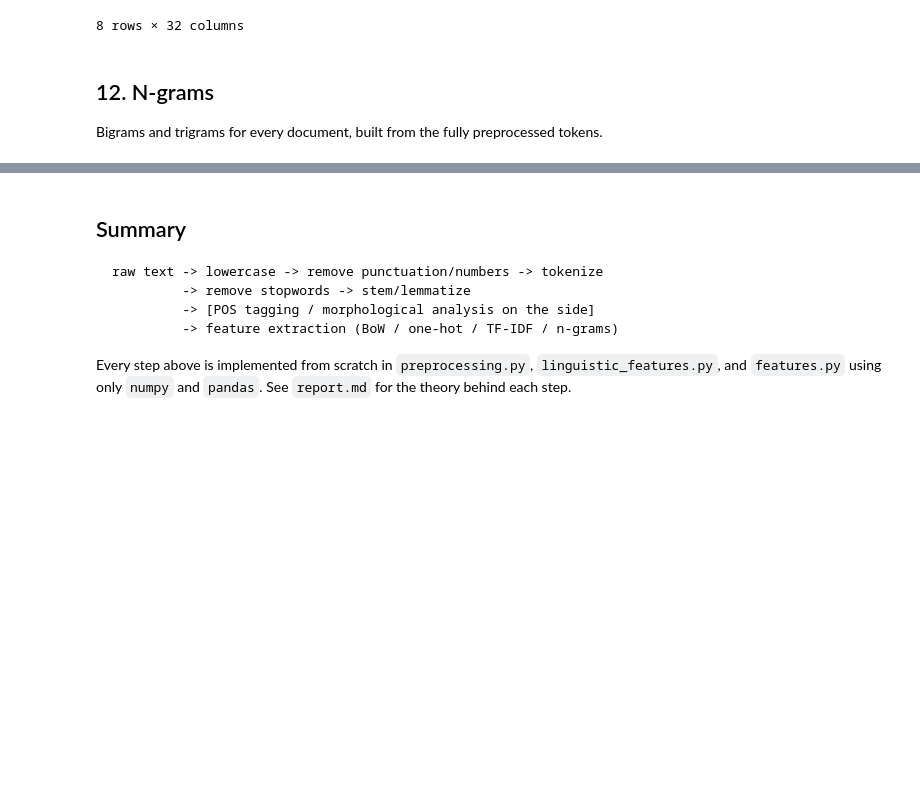
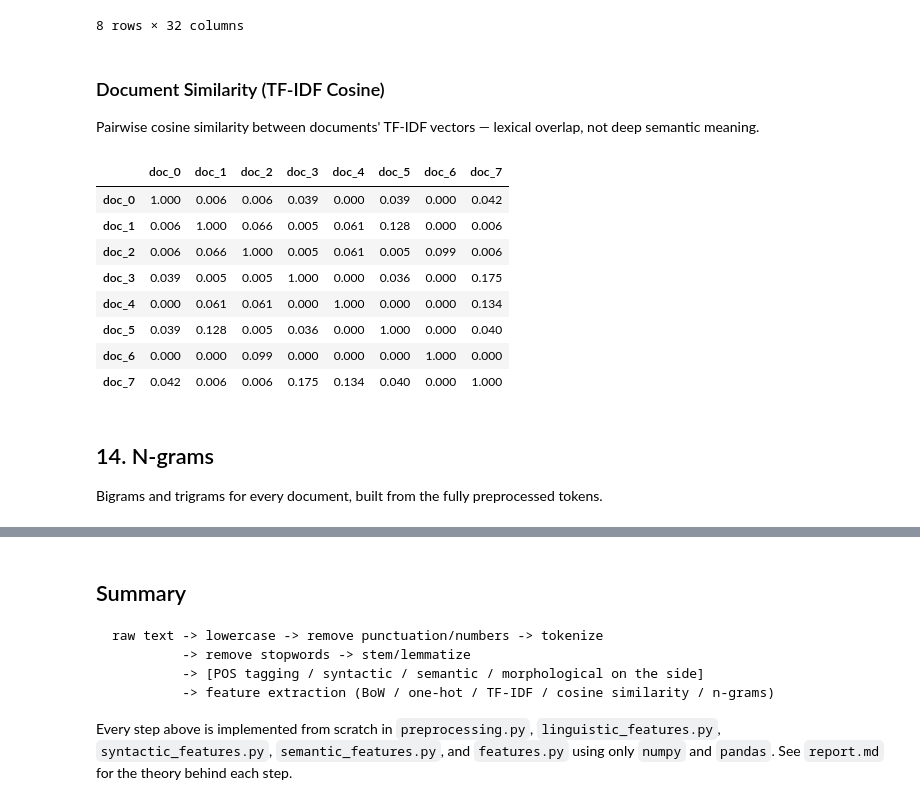
Before and after one commit to upahar-khatiwada/Feature-Extraction-in-Text, a Jupyter notebook: feature_extraction_demo.ipynb, the cells around one changed output, grey strips where cells are left out. Drawn from its saved outputs; the diff is of its cells as text; code cells hidden in the pictures; blank space fills up the shorter version.

````diff
--- a/feature_extraction_demo.ipynb
+++ b/feature_extraction_demo.ipynb
@@ -308,8 +356,25 @@ tfidf_df.round(3)
 | 6 | 0.000 | 0.000 | 0.000 | 0.000 | 2.079 | 0.000 | 0.000 | 0.000 | 2.079 | 1.386 | 0.000 | ... |
 | 7 | 0.000 | 1.386 | 0.000 | 0.693 | 0.000 | 0.288 | 0.000 | 0.000 | 0.000 | 0.000 | 0.000 | ... |
 8 rows × 32 columns
+# %% [markdown]
+### Document Similarity (TF-IDF Cosine)
+
+Pairwise cosine similarity between documents' TF-IDF vectors — lexical
+overlap, not deep semantic meaning.
+# %%
+cosine_similarity_matrix(tfidf_df).round(3)
+# %% [output]
+|  | doc_0 | doc_1 | doc_2 | doc_3 | doc_4 | doc_5 | doc_6 | doc_7 |
+| doc_0 | 1.000 | 0.006 | 0.006 | 0.039 | 0.000 | 0.039 | 0.000 | 0.042 |
+| doc_1 | 0.006 | 1.000 | 0.066 | 0.005 | 0.061 | 0.128 | 0.000 | 0.006 |
+| doc_2 | 0.006 | 0.066 | 1.000 | 0.005 | 0.061 | 0.005 | 0.099 | 0.006 |
+| doc_3 | 0.039 | 0.005 | 0.005 | 1.000 | 0.000 | 0.036 | 0.000 | 0.175 |
+| doc_4 | 0.000 | 0.061 | 0.061 | 0.000 | 1.000 | 0.000 | 0.000 | 0.134 |
+| doc_5 | 0.039 | 0.128 | 0.005 | 0.036 | 0.000 | 1.000 | 0.000 | 0.040 |
+| doc_6 | 0.000 | 0.000 | 0.099 | 0.000 | 0.000 | 0.000 | 1.000 | 0.000 |
+| doc_7 | 0.042 | 0.006 | 0.006 | 0.175 | 0.134 | 0.040 | 0.000 | 1.000 |
 # %% [markdown]
-## 12. N-grams
+## 14. N-grams
 
 Bigrams and trigrams for every document, built from the fully preprocessed
 tokens.
@@ -342,10 +407,11 @@ Doc 7
 ```
 raw text -> lowercase -> remove punctuation/numbers -> tokenize
          -> remove stopwords -> stem/lemmatize
-         -> [POS tagging / morphological analysis on the side]
-         -> feature extraction (BoW / one-hot / TF-IDF / n-grams)
+         -> [POS tagging / syntactic / semantic / morphological on the side]
+         -> feature extraction (BoW / one-hot / TF-IDF / cosine similarity / n-grams)
 ```
 
 Every step above is implemented from scratch in `preprocessing.py`,
-`linguistic_features.py`, and `features.py` using only `numpy` and
-`pandas`. See `report.md` for the theory behind each step.
+`linguistic_features.py`, `syntactic_features.py`, `semantic_features.py`,
+and `features.py` using only `numpy` and `pandas`. See `report.md` for the
+theory behind each step.
````
Also changed, not shown: parts of 15 cells of this notebook.
